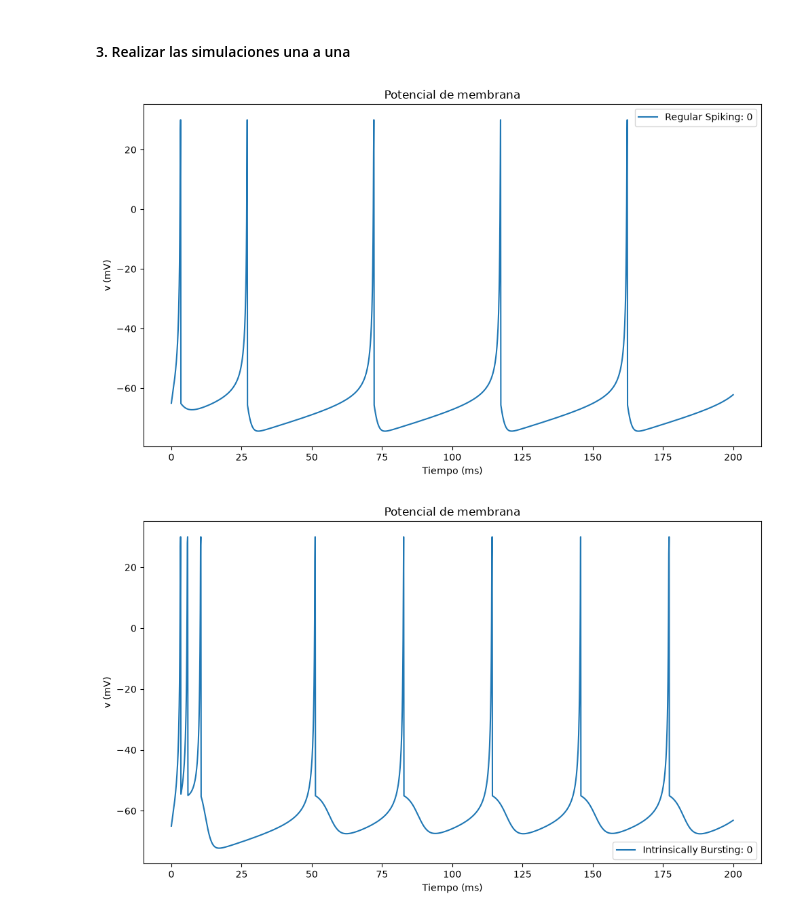
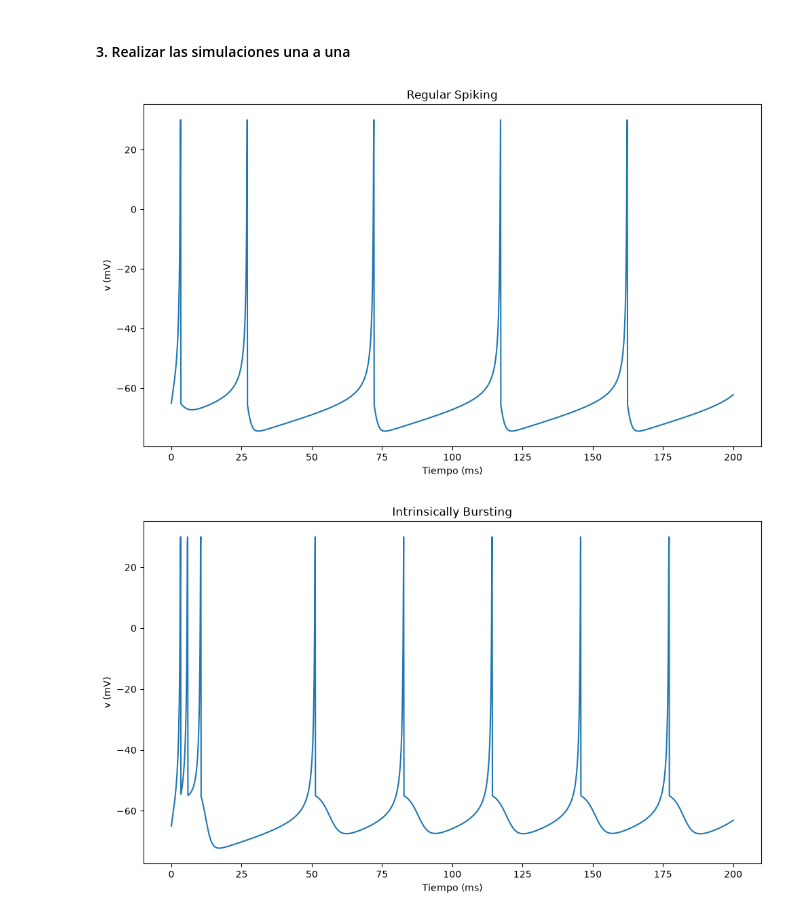
Before and after one commit to Waklink/SpikeDSim, a Jupyter notebook: cuadernos/prueba_neuronas.ipynb, the cells around one changed output. Cells and saved outputs as stored; diff of their text form; code cells hidden in the pictures.

```diff
--- a/cuadernos/prueba_neuronas.ipynb
+++ b/cuadernos/prueba_neuronas.ipynb
@@ -28,19 +28,19 @@ vis = Visualizar()
 # %% [markdown]
 #### 3. Realizar las simulaciones una a una
 # %%
-sim.cargar_neurona(rs)
+sim.cargar_red(rs)
 _ = sim.simular(pasos, corriente)
-vis.potencial_membrana(historial=sim.historial)
+vis.potencial_membrana(historial=sim.historial, titulo=sim.red.nombre, max_etiquetas_leyenda=0)
 sim.reiniciar()
 sim.limpiar_todo()
 # %% [output]
-[figure, old version]
+[figure, new version]
 # %%
-sim.cargar_neurona(ib)
+sim.cargar_red(ib)
 _ = sim.simular(pasos, corriente)
-vis.potencial_membrana(historial=sim.historial)
+vis.potencial_membrana(historial=sim.historial, titulo=sim.red.nombre, max_etiquetas_leyenda=0)
 sim.reiniciar()
 sim.limpiar_todo()
 # %% [output]
-[figure, old version]
+[figure, new version]
 # %%
```
Also changed, not shown: parts of 7 cells of this notebook, 6 other files.
